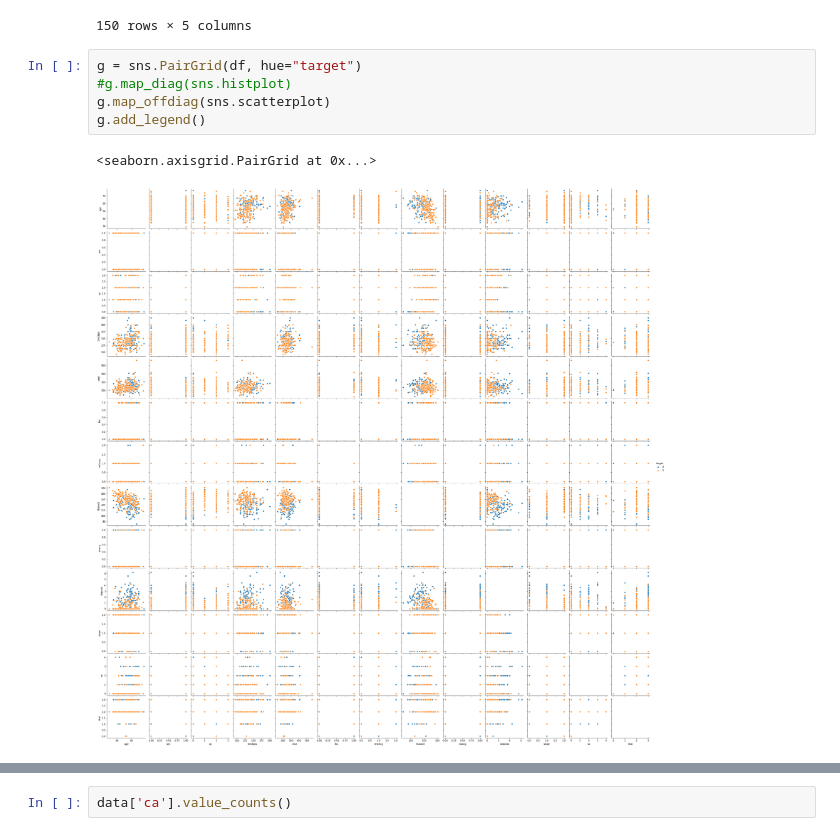
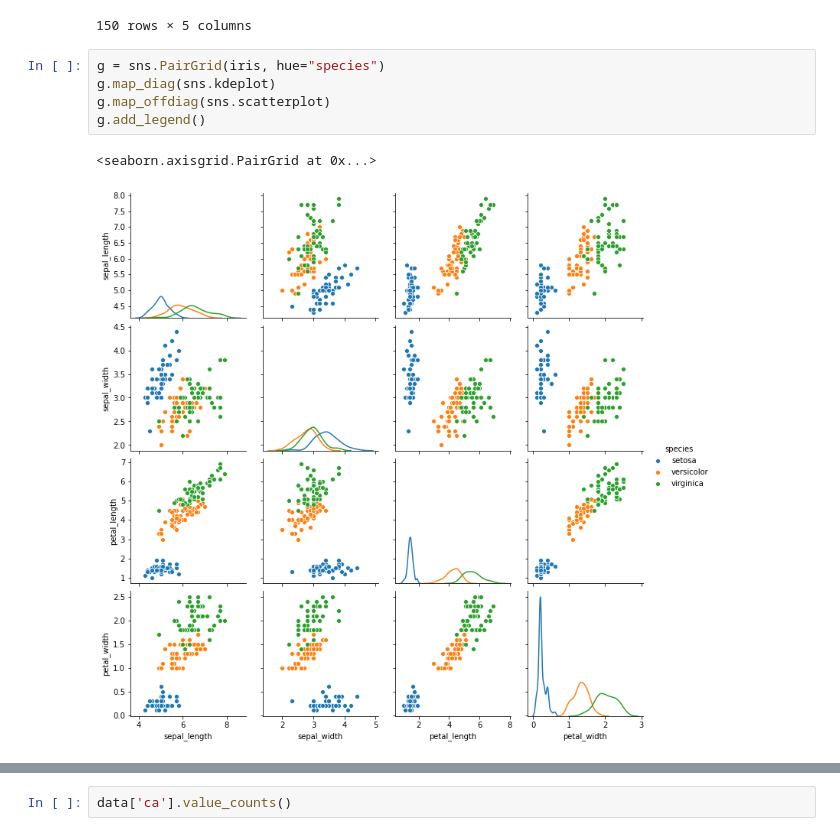
Before and after one commit to cristina0000/A_random_after_midnight_project, a Jupyter notebook: HeartCode/heart.ipynb, the cells around one changed output, grey strips where cells are left out. Drawn from its saved outputs; the diff is of its cells as text.

```diff
--- a/HeartCode/heart.ipynb
+++ b/HeartCode/heart.ipynb
@@ -121,10 +122,10 @@ iris
 | 149 | 5.9 | 3.0 | 5.1 | 1.8 | virginica |
 150 rows × 5 columns
 # %%
-g = sns.PairGrid(df, hue="target")
-#g.map_diag(sns.histplot)
+g = sns.PairGrid(iris, hue="species")
+g.map_diag(sns.kdeplot)
 g.map_offdiag(sns.scatterplot)
 g.add_legend()
 # %% [output]
 <seaborn.axisgrid.PairGrid at 0x...>
-[figure, old version]
+[figure, new version]
```
Also changed, not shown: parts of 10 cells of this notebook, 5 other files.
